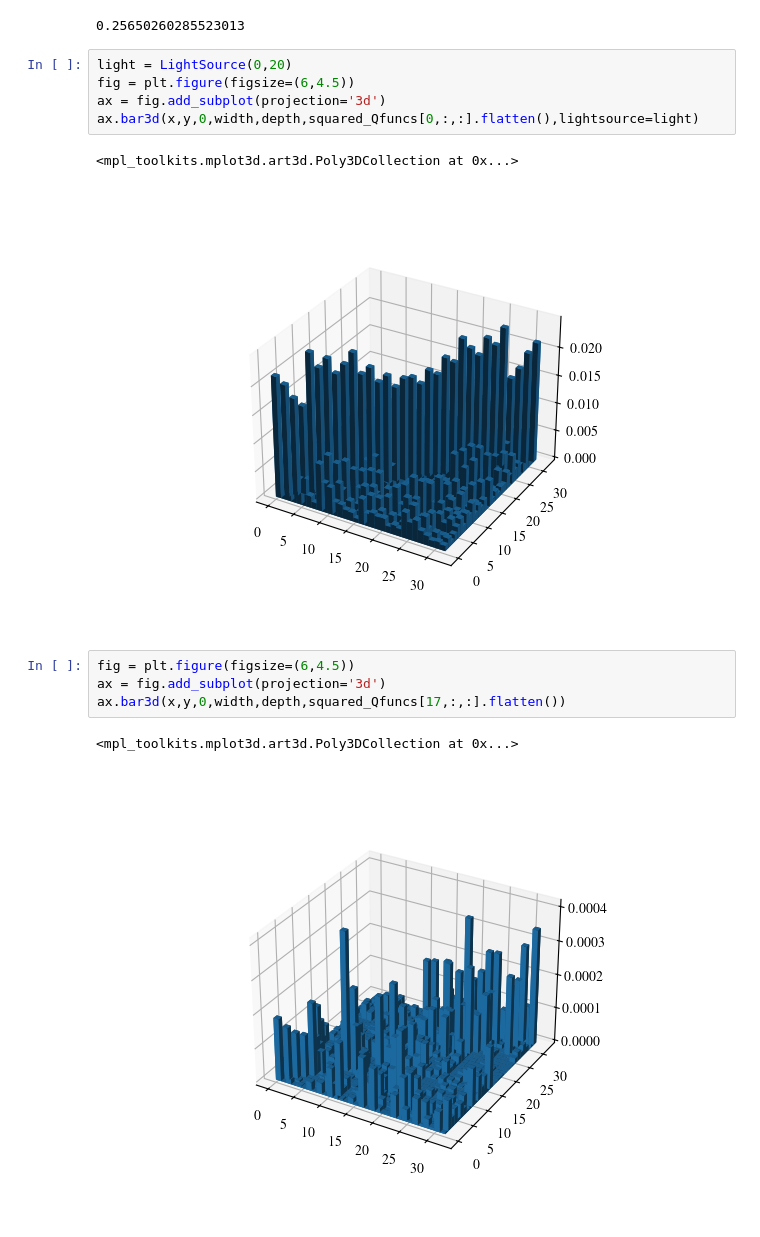
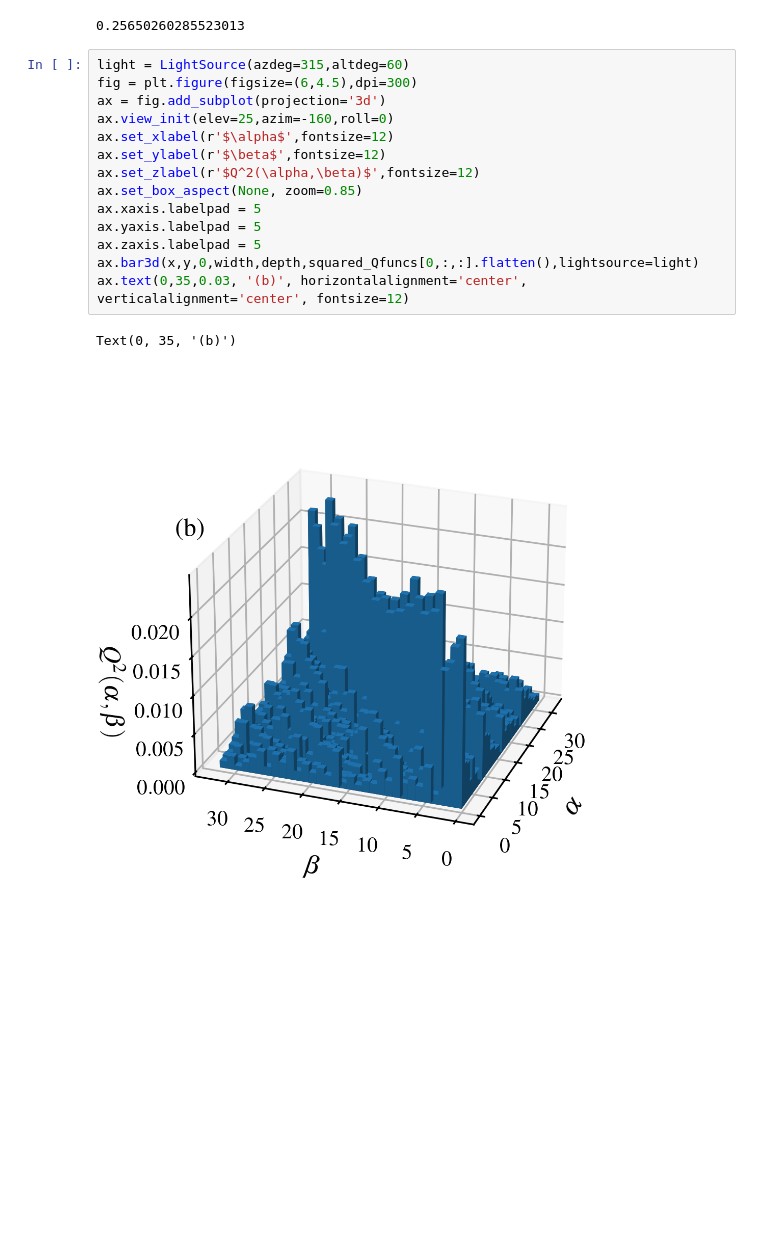
Before and after one commit to Emiliano6754/Correlation-Quantum-Walks, a Jupyter notebook: qfuncplots.ipynb, the cells around one changed output. Cells and saved outputs as stored; diff of their text form; blank space fills up the shorter version.

```diff
--- a/qfuncplots.ipynb
+++ b/qfuncplots.ipynb
@@ -30,18 +30,20 @@ width = depth = 1
 print(np.trace(squared_Qfuncs[0])/np.sum(squared_Qfuncs[0]))
 # %% [output]
 0.25650260285523013
-# %%
-light = LightSource(0,20)
-fig = plt.figure(figsize=(6,4.5))
-ax = fig.add_subplot(projection='3d')
-ax.bar3d(x,y,0,width,depth,squared_Qfuncs[0,:,:].flatten(),lightsource=light)
-# %% [output]
-<mpl_toolkits.mplot3d.art3d.Poly3DCollection at 0x...>
-[figure, removed]
-# %%
-fig = plt.figure(figsize=(6,4.5))
-ax = fig.add_subplot(projection='3d')
-ax.bar3d(x,y,0,width,depth,squared_Qfuncs[17,:,:].flatten())
-# %% [output]
-<mpl_toolkits.mplot3d.art3d.Poly3DCollection at 0x...>
-[figure, removed]
+# %%
+light = LightSource(azdeg=315,altdeg=60)
+fig = plt.figure(figsize=(6,4.5),dpi=300)
+ax = fig.add_subplot(projection='3d')
+ax.view_init(elev=25,azim=-160,roll=0)
+ax.set_xlabel(r'$\alpha$',fontsize=12)
+ax.set_ylabel(r'$\beta$',fontsize=12)
+ax.set_zlabel(r'$Q^2(\alpha,\beta)$',fontsize=12)
+ax.set_box_aspect(None, zoom=0.85)
+ax.xaxis.labelpad = 5
+ax.yaxis.labelpad = 5
+ax.zaxis.labelpad = 5
+ax.bar3d(x,y,0,width,depth,squared_Qfuncs[0,:,:].flatten(),lightsource=light)
+ax.text(0,35,0.03, '(b)', horizontalalignment='center', verticalalignment='center', fontsize=12)
+# %% [output]
+Text(0, 35, '(b)')
+[figure, added]
```
Also changed, not shown: parts of 2 cells of this notebook, 9 other files.
